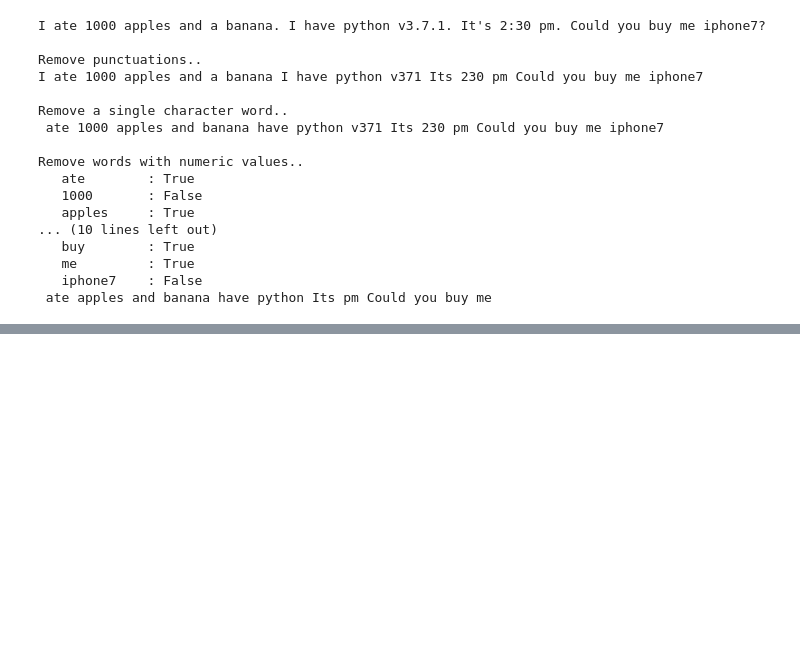
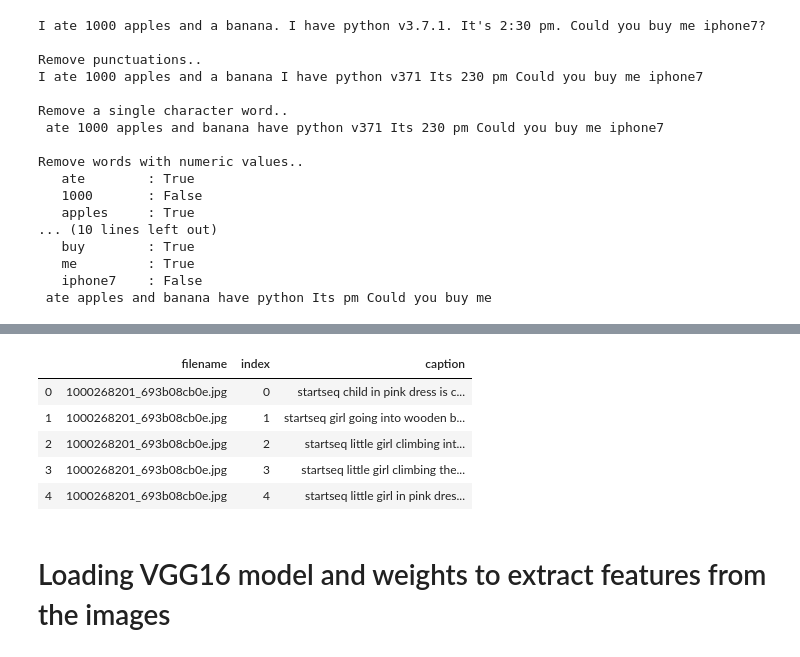
Before and after one commit to vijaykumarrpai/Caption-Generator, a Jupyter notebook: Caption Generating 8k.ipynb, the cells around one changed output, grey strips where cells are left out. Saved outputs shown, nothing was run; the diff lists cells and outputs as text; code cells hidden in the pictures; blank space fills up the shorter version.

```diff
--- a/Caption Generating 8k.ipynb
+++ b/Caption Generating 8k.ipynb
@@ -203,0 +227,23 @@ for i, caption in enumerate(df_txt.caption.values):
+# %%
+from copy import copy
+def add_start_end_seq_token(captions):
+    caps = []
+    for txt in captions:
+        txt = 'startseq' + txt + 'endseq'
+        caps.append(txt)
+    return(caps)
+df_txt0 = copy(df_txt)
+df_txt0["caption"] = add_start_end_seq_token(df_txt["caption"])
+df_txt0.head(5)
+del df_txt
+# %%
+df_txt0[:5]
+# %% [output]
+|  | filename | index | caption |
+| 0 | 1000268201_693b08cb0e.jpg | 0 | startseq child in pink dress is c... |
+| 1 | 1000268201_693b08cb0e.jpg | 1 | startseq girl going into wooden b... |
+| 2 | 1000268201_693b08cb0e.jpg | 2 | startseq little girl climbing int... |
+| 3 | 1000268201_693b08cb0e.jpg | 3 | startseq little girl climbing the... |
+| 4 | 1000268201_693b08cb0e.jpg | 4 | startseq little girl in pink dres... |
+# %% [markdown]
+# Loading VGG16 model and weights to extract features from the images
```
Also changed, not shown: parts of 4 cells of this notebook.
